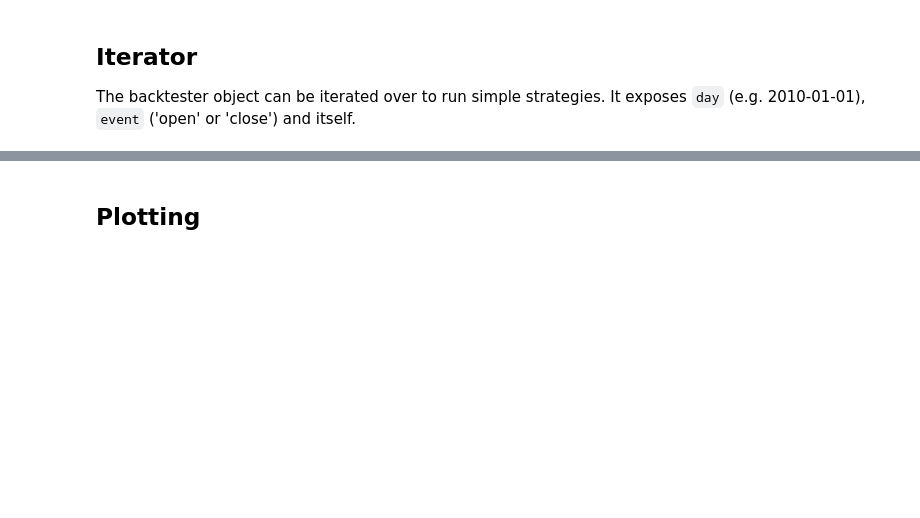
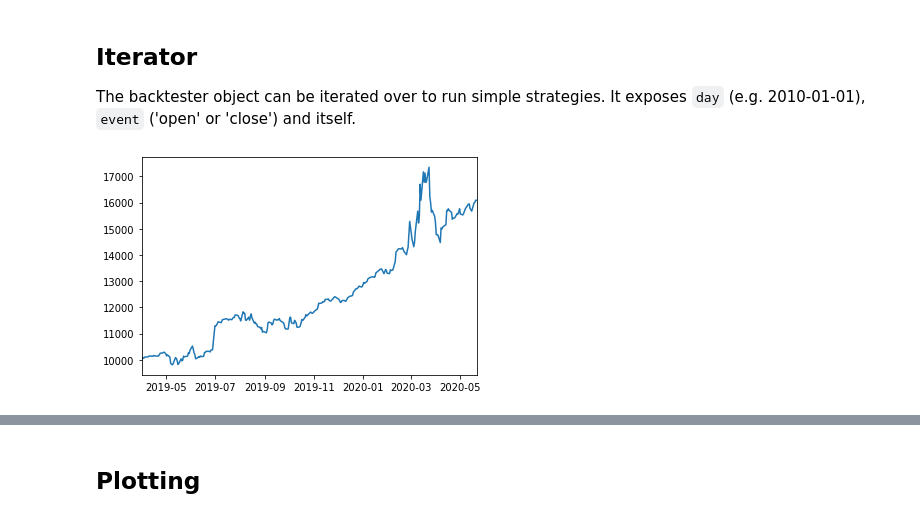
Before and after one commit to MiniXC/simple-back, a Jupyter notebook: examples/usage_examples.ipynb, the cells around one changed output, grey strips where cells are left out. Saved outputs shown, nothing was run; the diff lists cells and outputs as text; code cells hidden in the pictures; blank space fills up the shorter version.

```diff
--- a/examples/usage_examples.ipynb
+++ b/examples/usage_examples.ipynb
@@ -50,15 +55,28 @@ It exposes ``day`` (e.g. 2010-01-01), ``event`` ('open' or 'close') and itself.
 # %%
-bt = Backtester(10_000, cal='NYSE', start='2019-4-1', end=relativedelta(days=1), highlow=True)
 ticker = 'QQQ'
-for day, event, b in tqdm(bt):
+for day, event, b in bt:
     # calculate average price of the ticker over the last 30 days
-    avg = b.price(ticker,30).mean()
+    avg = b.price(ticker, 30).mean()
     # liquidate all positions with the ticker symbol
-    b.liquidate(ticker)
+    b.liquidate(ticker, num_shares=10)
+
+    print(b.capital, b.available_capital)
+    print(b.portfolio)
+
     b.liquidate(ticker, short=True)
+    print(b.capital, b.available_capital)
+    print(b.portfolio)
     # enter long position if the price is higher than the mean of the last 30 days
     if b.price(ticker) > avg:
-        b.order(ticker, 1, as_percent=True)
+        try:
+            b.order(ticker, 1, as_percent=True)
+        except:
+            pass
     # do the opposite if the price is lower
     if b.price(ticker) < avg:
-        b.order(ticker, b.available_capital, short=True)
+        try:
+            b.order(ticker, 1, short=True, as_percent=True)
+        except:
+            pass
+# %% [output]
+[figure, added]
```
Also changed, not shown: parts of 6 cells of this notebook, 3 other files.
